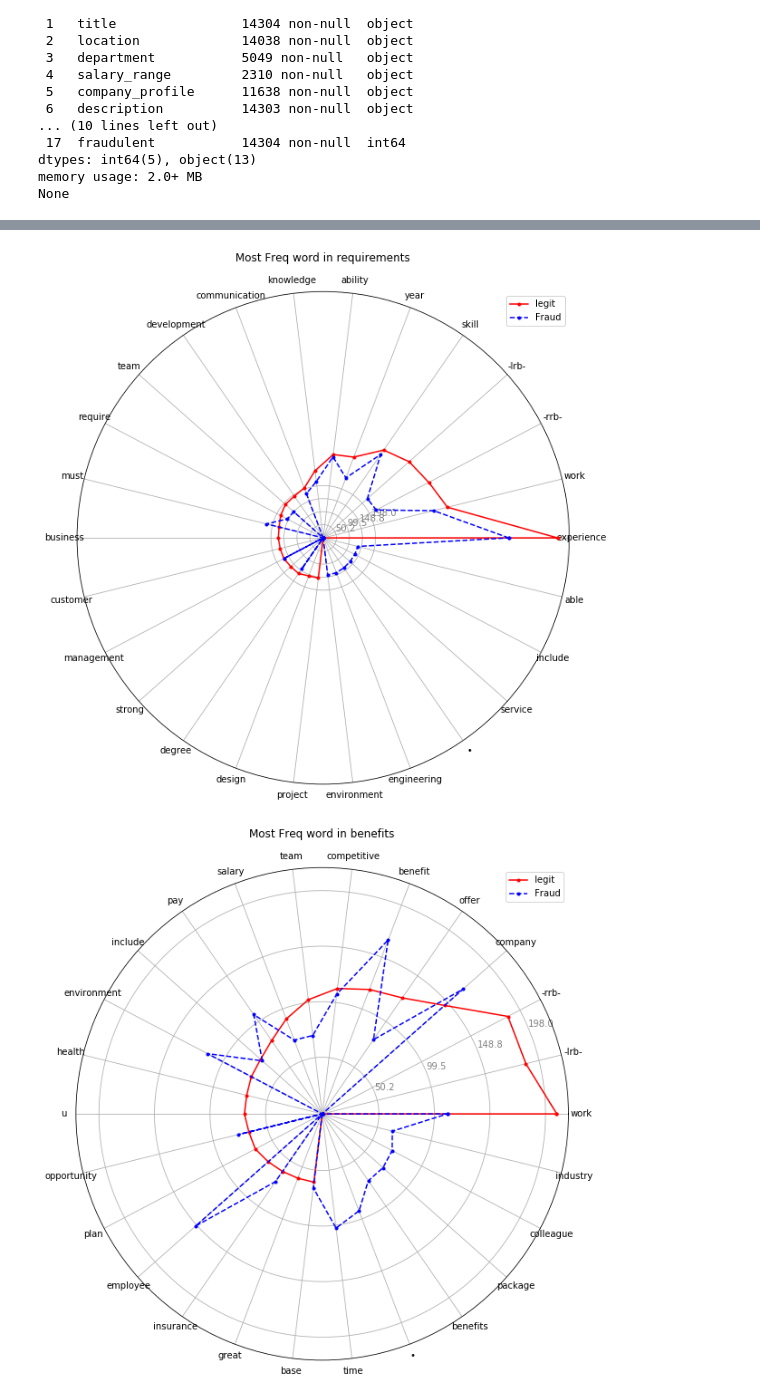
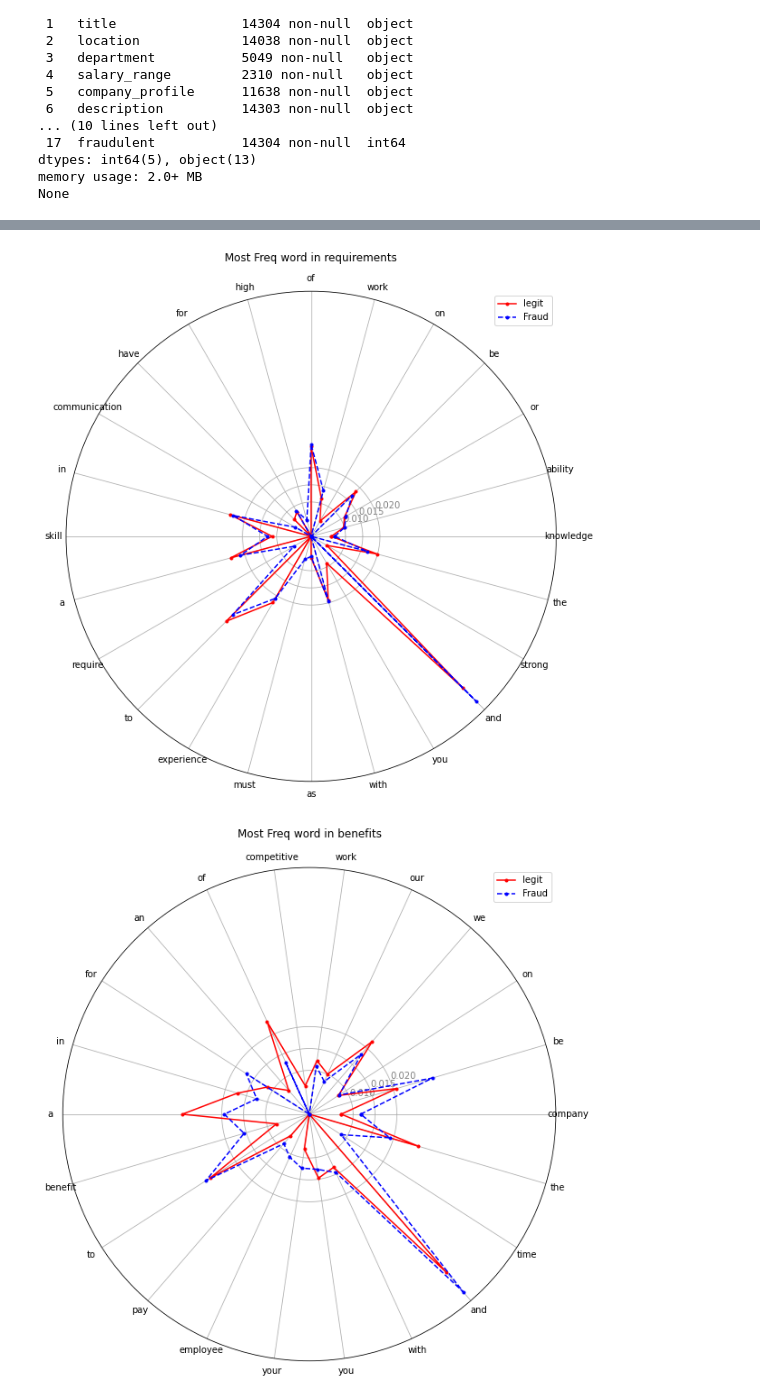
Before and after one commit to yinghao1019/orf_detect, a Jupyter notebook: process/DATA_EDA.ipynb, the cells around one changed output, grey strips where cells are left out. Drawn from its saved outputs; the diff is of its cells as text; code cells hidden in the pictures.

```diff
--- a/process/DATA_EDA.ipynb
+++ b/process/DATA_EDA.ipynb
@@ -207,5 +210,8 @@ with en_nlp.disable_pipes('ner'):
 # %%
 #create  text Num for each columns(company_profile,job_description,requirement,benefit)
 for c_name in htmlCol_names:
-    df_text[c_name+'_WordNum']=df_text[c_name+'_doc'].apply(lambda x:len(x))
-    df_text[c_name+'_sentNum']=df_text[c_name+'_doc'].apply(lambda x:len([s.text for s in x.sents]) if x else 0)
+  df_text[c_name+'_link_counts']=df_text[c_name+'_clean'].apply(lambda x:count_links(x))
+  df_text[c_name+'_tokenized']=df_text[c_name+'_doc'].apply(lambda x:doc_process(x) if x else [])
+  df_text[c_name+'_WordNum']=df_text[c_name+'_tokenized'].apply(lambda x:len([w for sent in x for w in sent]))
+  df_text[c_name+'_sentNum']=df_text[c_name+'_doc'].apply(lambda x:len([s.text for s in x.sents]) if x else 0)
+  df_text[c_name+'_posNum']=df_text[c_name+'_doc'].apply(lambda x:len([t.tag_ for t in x if t.tag_.startswith(('J','RB'))]) if x else 0)
@@ -316,5 +289,0 @@ Fraud pos tagger already completed!
-# %%
-# print(fraud_df.loc[:,'description_clean'].values.tolist())
-result=legit_df.loc[:,'description_clean'].values.tolist()[0]
-with en_nlp.disable_pipes('ner'):
-    doc=en_nlp(result)
@@ -336,0 +312,8 @@ SyntaxError: invalid syntax (<ipython-input-35-3a978d1d639e>, line 1)
+# %%
+#compute common word numbers
+common_wordList=[]
+for c_name in htmlCol_names:
+  legit_common=count_wordFreq(legit_df[c_name+'_tokenized'].values.tolist())
+  fraud_common=count_wordFreq(fraud_df[c_name+'_tokenized'].values.tolist())
+  print(f'Collect common word in {c_name} success!')
+  common_wordList.append((legit_common,fraud_common))
@@ -337,23 +331,23 @@ SyntaxError: invalid syntax (<ipython-input-35-3a978d1d639e>, line 1)
 # %%
-# for c_name,common_word in zip(htmlCol_names,common_wordlist):
-#     #compute total words num
-#     legit_totalNum=len(common_word[0].elements())
-#     fraud_totalNum=len(common_word[1].elements())
+for c_name,common_word in zip(htmlCol_names,common_wordList):
+    #compute total words num
+    legit_totalNum=len(list(common_word[0].elements()))
+    fraud_totalNum=len(list(common_word[1].elements()))
 
-#     #create x_labels
-#     legit_common=dict(common_word[0].most_common(20))
-#     fraud_common=dict(common_word[1].most_common(20))
-#     x_ticklabels=list(legit_common.keys())+[w for w in fraud_common.keys() if w not in legit_common.keys()]
-#     #create y_labels
-#     y_fraud=np.array([int(fraud_common.get(w,0))/fraud_totalNum for w in x_ticklabels])
-#     y_legit=np.array([int(legit_common.get(w,0))/legit_totalNum for w in x_ticklabels])
+    #create x_labels
+    legit_common=dict(common_word[0].most_common(20))
+    fraud_common=dict(common_word[1].most_common(20))
+    x_ticklabels=[w for w in set(legit_common.keys()).union(set(fraud_common.keys()))]
+    #create y_labels
+    y_fraud=np.array([int(fraud_common.get(w,0))/fraud_totalNum for w in x_ticklabels])
+    y_legit=np.array([int(legit_common.get(w,0))/legit_totalNum for w in x_ticklabels])
 
-#     y_ticks=[0.2,0.4,0.6,0.8]
-#     y_values=[y_legit,y_fraud]
-#     markers=['.','.']
-#     colors=['r','b']
-#     labels=['legit','Fraud']
-#     lineStyles=['-','--']
-#     title=f'Most Freq word in {c_name}'
-#     plot_radarChart(y_values,y_ticks,markers,lineStyles,colors,labels,x_ticklabels,title)
+    y_ticks=[0.01,0.015,0.02]
+    y_values=[y_legit,y_fraud]
+    markers=['.','.']
+    colors=['r','b']
+    labels=['legit','Fraud']
+    lineStyles=['-','--']
+    title=f'Most Freq word in {c_name}'
+    plot_radarChart(y_values,y_ticks,markers,lineStyles,colors,labels,x_ticklabels,title)
 # %% [output]
@@ -362,2 +356,2 @@ SyntaxError: invalid syntax (<ipython-input-35-3a978d1d639e>, line 1)
-[figure, old version]
+[figure, new version]
-[figure, old version]
+[figure, new version]
```
Also changed, not shown: parts of 27 cells of this notebook, 1 other file.
